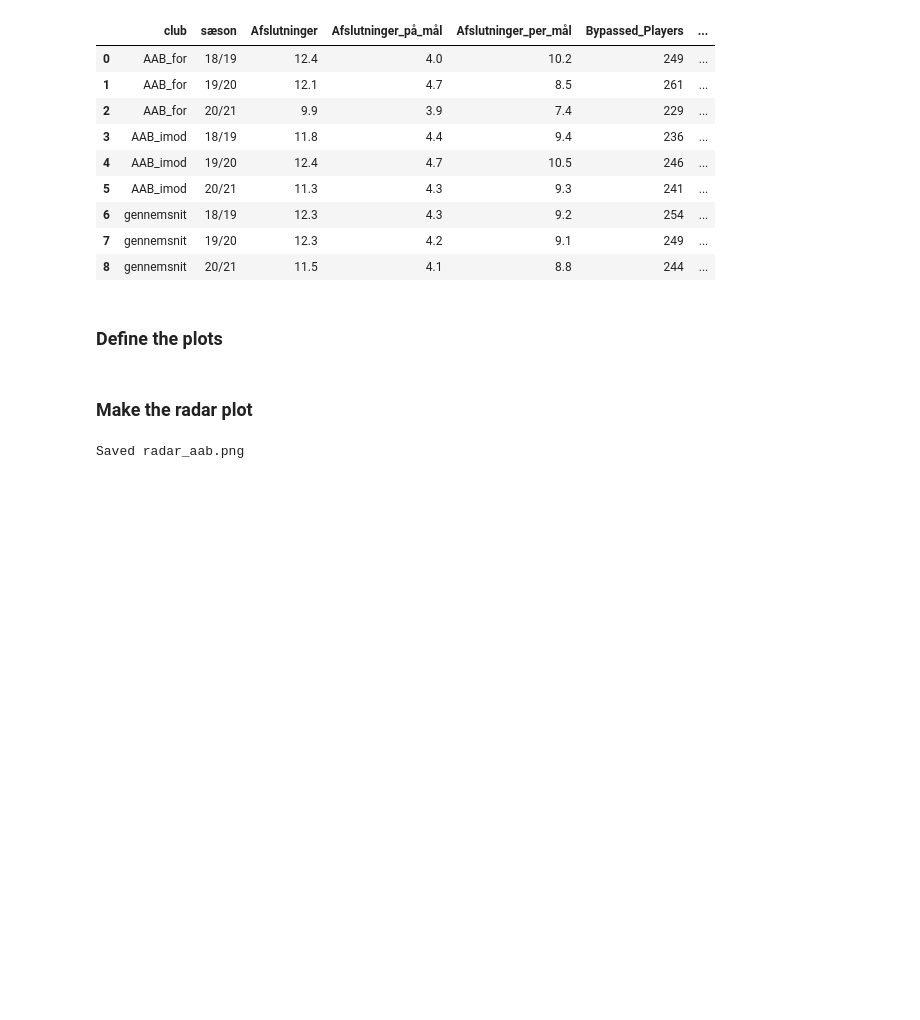
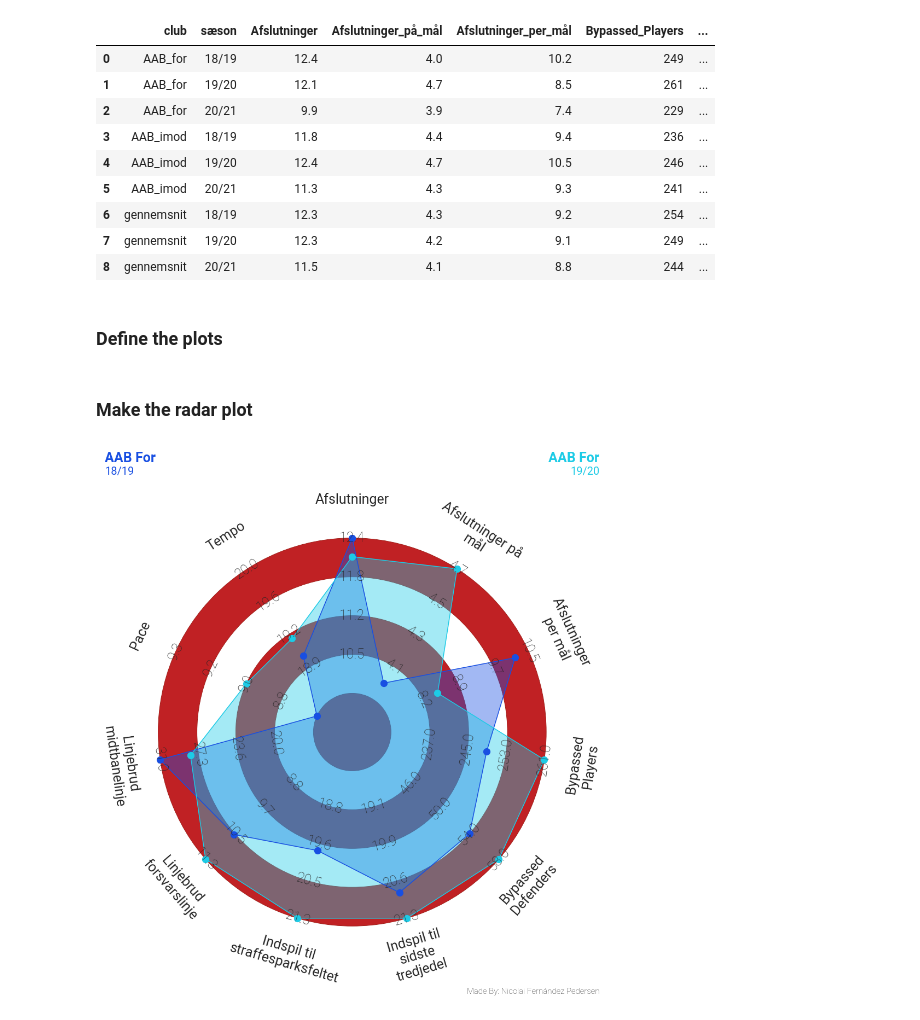
Before and after one commit to NicolaiP/data_viz_football, a Jupyter notebook: notebooks/Data.ipynb, the cells around one changed output. Drawn from its saved outputs; the diff is of its cells as text; code cells hidden in the pictures; blank space fills up the shorter version.

```diff
--- a/notebooks/Data.ipynb
+++ b/notebooks/Data.ipynb
@@ -137,32 +137,32 @@ vertices1 = np.vstack((vertices1, [vertices1[0, 0], vertices1[0, -1]]))
 vertices2 = np.vstack((vertices2, [vertices2[0, 0], vertices2[0, -1]]))
 
 range_labels = radar.draw_range_labels(ax=axs['radar'], fontsize=25,
                                        fontproperties=robotto_thin.prop)
 param_labels = radar.draw_param_labels(ax=axs['radar'], fontsize=25,
                                        fontproperties=robotto_regular.prop)
 axs['radar'].scatter(vertices1[:, 0], vertices1[:, 1],
                      c=c1, edgecolors=c1, marker='o', s=150, zorder=2)
 axs['radar'].plot(vertices1[:, 0], vertices1[:, 1], c=c1, zorder=2)
 axs['radar'].scatter(vertices2[:-1, 0], vertices2[:-1, 1],
                      c=c2, edgecolors=c2, marker='o', s=150, zorder=2)
 axs['radar'].plot(vertices2[:, 0], vertices2[:, 1], c=c2, zorder=2)
 
 
 # adding the endnote and title text (these axes range from 0-1, i.e. 0, 0 is the bottom left)
 # Note we are slightly offsetting the text from the edges by 0.01 (1%, e.g. 0.99)
 endnote_text = axs['endnote'].text(0.99, 0.5, 'Made By: Nicolai Fernández Pedersen', fontsize=15,
                                    fontproperties=robotto_thin.prop, ha='right', va='center')
 title1_text = axs['title'].text(0.01, 0.65, 'AAB For', fontsize=25, color=c1,
                                 fontproperties=robotto_bold.prop, ha='left', va='center')
 title2_text = axs['title'].text(0.01, 0.25, '18/19', fontsize=20,
                                 fontproperties=robotto_regular.prop,
                                 ha='left', va='center', color=c1)
 title3_text = axs['title'].text(0.99, 0.65, 'AAB For', fontsize=25,
                                 fontproperties=robotto_bold.prop,
                                 ha='right', va='center', color=c2)
 title4_text = axs['title'].text(0.99, 0.25, '19/20', fontsize=20,
                                 fontproperties=robotto_regular.prop,
                                 ha='right', va='center', color=c2)
-plot_or_save(save_fig=True, save_path=data_path, save_name='radar_aab')
+plot_or_save(save_fig=False, save_path=data_path, save_name='radar_aab')
 # %% [output]
-Saved radar_aab.png
+[figure, added]
```
